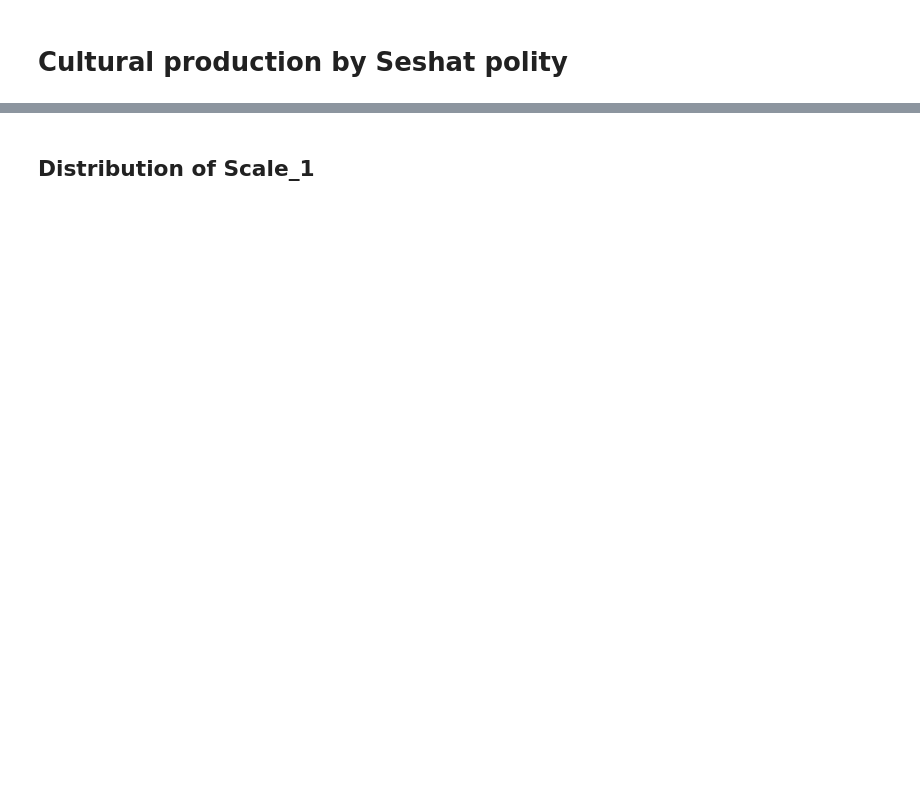
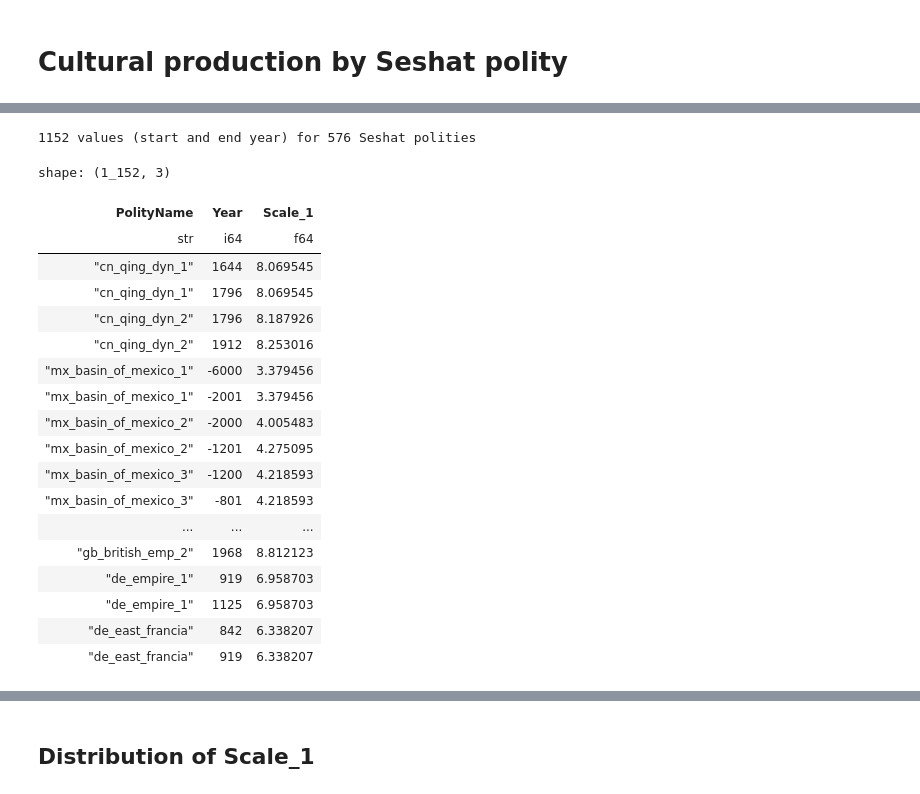
Before and after one commit to charlesdedampierre/seshat_cultura, a Jupyter notebook: notebooks/02_creative_individuals_by_seshat_polity.ipynb, the cells around one changed output, grey strips where cells are left out. Saved outputs shown, nothing was run; the diff lists cells and outputs as text; code cells hidden in the pictures; blank space fills up the shorter version.

```diff
--- a/notebooks/02_creative_individuals_by_seshat_polity.ipynb
+++ b/notebooks/02_creative_individuals_by_seshat_polity.ipynb
@@ -25,0 +75,28 @@ apply_style()
+# %%
+scale_values = (
+    pl.from_pandas(pd.read_excel(POLITIES_XLSX, sheet_name='SCV_Imputed', usecols=['PolityName', 'Year', 'Scale_1']))
+    .drop_nulls('Scale_1')
+)
+print(scale_values.height, 'values (start and end year) for', scale_values['PolityName'].n_unique(), 'Seshat polities')
+scale_values
+# %% [output]
+1152 values (start and end year) for 576 Seshat polities
+shape: (1_152, 3)
+| PolityName | Year | Scale_1 |
+| str | i64 | f64 |
+| "cn_qing_dyn_1" | 1644 | 8.069545 |
+| "cn_qing_dyn_1" | 1796 | 8.069545 |
+| "cn_qing_dyn_2" | 1796 | 8.187926 |
+| "cn_qing_dyn_2" | 1912 | 8.253016 |
+| "mx_basin_of_mexico_1" | -6000 | 3.379456 |
+| "mx_basin_of_mexico_1" | -2001 | 3.379456 |
+| "mx_basin_of_mexico_2" | -2000 | 4.005483 |
+| "mx_basin_of_mexico_2" | -1201 | 4.275095 |
+| "mx_basin_of_mexico_3" | -1200 | 4.218593 |
+| "mx_basin_of_mexico_3" | -801 | 4.218593 |
+| ... | ... | ... |
+| "gb_british_emp_2" | 1968 | 8.812123 |
+| "de_empire_1" | 919 | 6.958703 |
+| "de_empire_1" | 1125 | 6.958703 |
+| "de_east_francia" | 842 | 6.338207 |
+| "de_east_francia" | 919 | 6.338207 |
```
Also changed, not shown: parts of 11 cells of this notebook.
